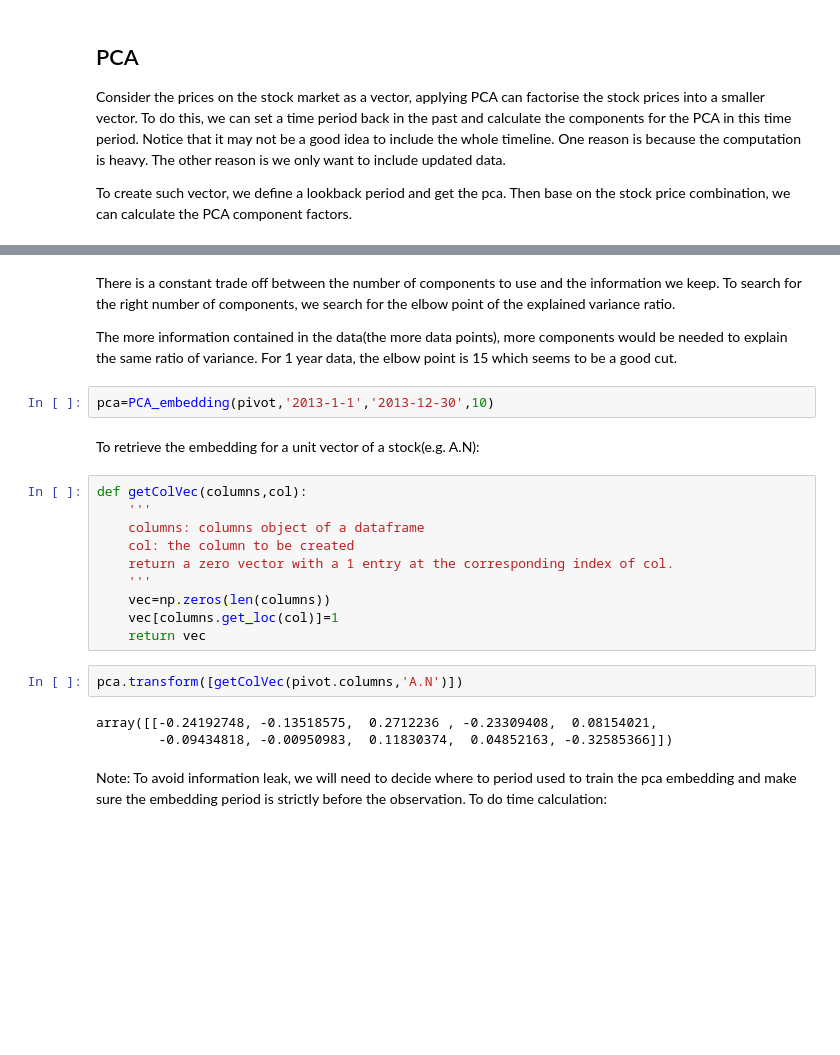
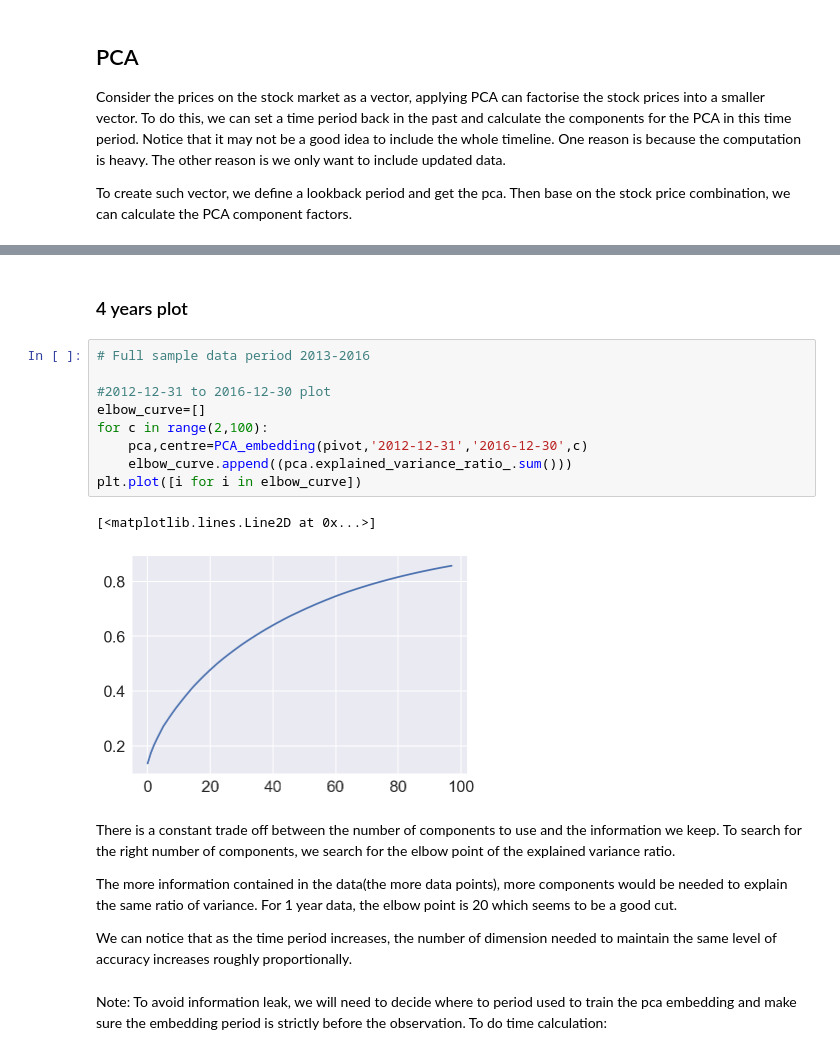
Before and after one commit to CKPOON0619/Kaggle2Sigma, a Jupyter notebook: Market Data Transform and Features Engineering.ipynb, the cells around one changed output, grey strips where cells are left out. Drawn from its saved outputs; the diff is of its cells as text; blank space fills up the shorter version.

```diff
--- a/Market Data Transform and Features Engineering.ipynb
+++ b/Market Data Transform and Features Engineering.ipynb
@@ -205,26 +224,23 @@ plt.plot([i for i in elbow_curve])
+# %% [markdown]
+### 4 years plot
+# %%
+# Full sample data period 2013-2016
+
+#2012-12-31 to 2016-12-30 plot
+elbow_curve=[]
+for c in range(2,100):
+    pca,centre=PCA_embedding(pivot,'2012-12-31','2016-12-30',c)
+    elbow_curve.append((pca.explained_variance_ratio_.sum()))
+plt.plot([i for i in elbow_curve])
+# %% [output]
+[<matplotlib.lines.Line2D at 0x...>]
+[figure, added]
 # %% [markdown]
 There is a constant trade off between the number of components to use and the information we keep. To search for the right number of components, we search for the elbow point of the explained variance ratio.
 
-The more information contained in the data(the more data points), more components would be needed to explain the same ratio of variance. For 1 year data, the elbow point is 15 which seems to be a good cut.
+The more information contained in the data(the more data points), more components would be needed to explain the same ratio of variance. For 1 year data, the elbow point is 20 which seems to be a good cut.
+
+We can notice that as the time period increases, the number of dimension needed to maintain the same level of accuracy increases roughly proportionally.
-# %%
-pca=PCA_embedding(pivot,'2013-1-1','2013-12-30',10)
-# %% [markdown]
-To retrieve the embedding for a unit vector of a stock(e.g. A.N):
-# %%
-def getColVec(columns,col):
-    '''
-    columns: columns object of a dataframe
-    col: the column to be created
-    return a zero vector with a 1 entry at the corresponding index of col.
-    '''
-    vec=np.zeros(len(columns))
-    vec[columns.get_loc(col)]=1
-    return vec
-# %%
-pca.transform([getColVec(pivot.columns,'A.N')])
-# %% [output]
-array([[-0.24192748, -0.13518575,  0.2712236 , -0.23309408,  0.08154021,
-        -0.09434818, -0.00950983,  0.11830374,  0.04852163, -0.32585366]])
 # %% [markdown]
 Note: To avoid information leak, we will need to decide where to period used to train the pca embedding and make sure the embedding period is strictly before the observation. To do time calculation:
 # %%
```
Also changed, not shown: parts of 14 cells of this notebook.
